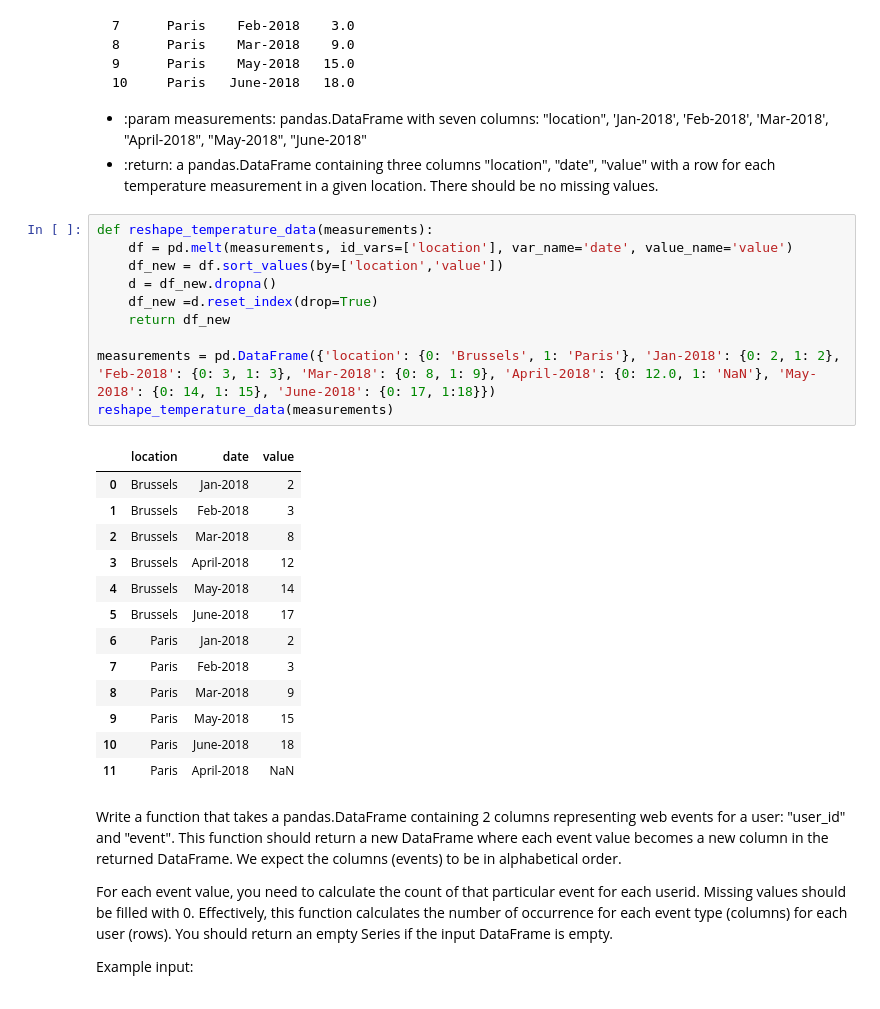
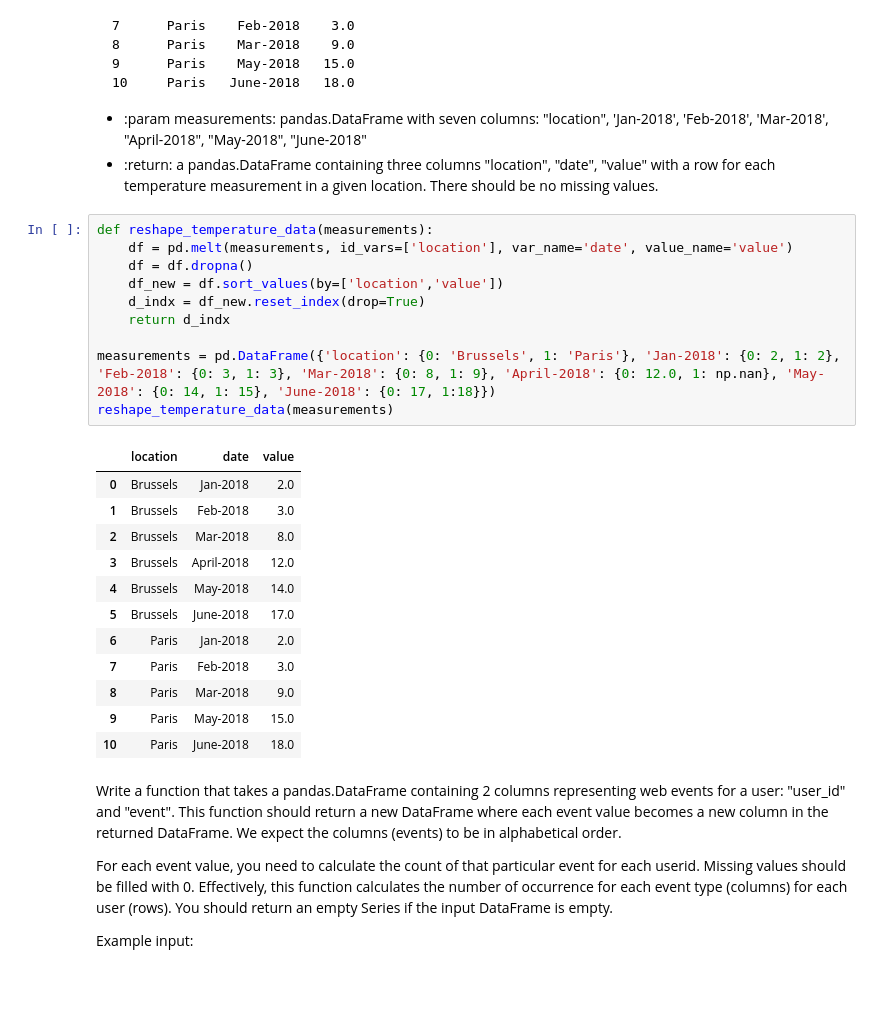
Before and after one commit to IreneMocci/ADS02_CS, a Jupyter notebook: EDA_and_PCA.ipynb, the cells around one changed output. Saved outputs shown, nothing was run; the diff lists cells and outputs as text.

```diff
--- a/EDA_and_PCA.ipynb
+++ b/EDA_and_PCA.ipynb
@@ -182,27 +187,26 @@ Expected output:
 # %%
 def reshape_temperature_data(measurements):
     df = pd.melt(measurements, id_vars=['location'], var_name='date', value_name='value')
+    df = df.dropna()
     df_new = df.sort_values(by=['location','value'])
-    d = df_new.dropna()
-    df_new =d.reset_index(drop=True)
-    return df_new
+    d_indx = df_new.reset_index(drop=True)
+    return d_indx
 
-measurements = pd.DataFrame({'location': {0: 'Brussels', 1: 'Paris'}, 'Jan-2018': {0: 2, 1: 2}, 'Feb-2018': {0: 3, 1: 3}, 'Mar-2018': {0: 8, 1: 9}, 'April-2018': {0: 12.0, 1: 'NaN'}, 'May-2018': {0: 14, 1: 15}, 'June-2018': {0: 17, 1:18}})
+measurements = pd.DataFrame({'location': {0: 'Brussels', 1: 'Paris'}, 'Jan-2018': {0: 2, 1: 2}, 'Feb-2018': {0: 3, 1: 3}, 'Mar-2018': {0: 8, 1: 9}, 'April-2018': {0: 12.0, 1: np.nan}, 'May-2018': {0: 14, 1: 15}, 'June-2018': {0: 17, 1:18}})
 reshape_temperature_data(measurements)
 # %% [output]
 |  | location | date | value |
-| 0 | Brussels | Jan-2018 | 2 |
-| 1 | Brussels | Feb-2018 | 3 |
-| 2 | Brussels | Mar-2018 | 8 |
-| 3 | Brussels | April-2018 | 12 |
-| 4 | Brussels | May-2018 | 14 |
-| 5 | Brussels | June-2018 | 17 |
-| 6 | Paris | Jan-2018 | 2 |
-| 7 | Paris | Feb-2018 | 3 |
-| 8 | Paris | Mar-2018 | 9 |
-| 9 | Paris | May-2018 | 15 |
-| 10 | Paris | June-2018 | 18 |
-| 11 | Paris | April-2018 | NaN |
+| 0 | Brussels | Jan-2018 | 2.0 |
+| 1 | Brussels | Feb-2018 | 3.0 |
+| 2 | Brussels | Mar-2018 | 8.0 |
+| 3 | Brussels | April-2018 | 12.0 |
+| 4 | Brussels | May-2018 | 14.0 |
+| 5 | Brussels | June-2018 | 17.0 |
+| 6 | Paris | Jan-2018 | 2.0 |
+| 7 | Paris | Feb-2018 | 3.0 |
+| 8 | Paris | Mar-2018 | 9.0 |
+| 9 | Paris | May-2018 | 15.0 |
+| 10 | Paris | June-2018 | 18.0 |
 # %% [markdown]
 
 Write a function that takes a pandas.DataFrame containing 2 columns representing web events for a user: "user_id" and "event".
```
Also changed, not shown: parts of 15 cells of this notebook.
